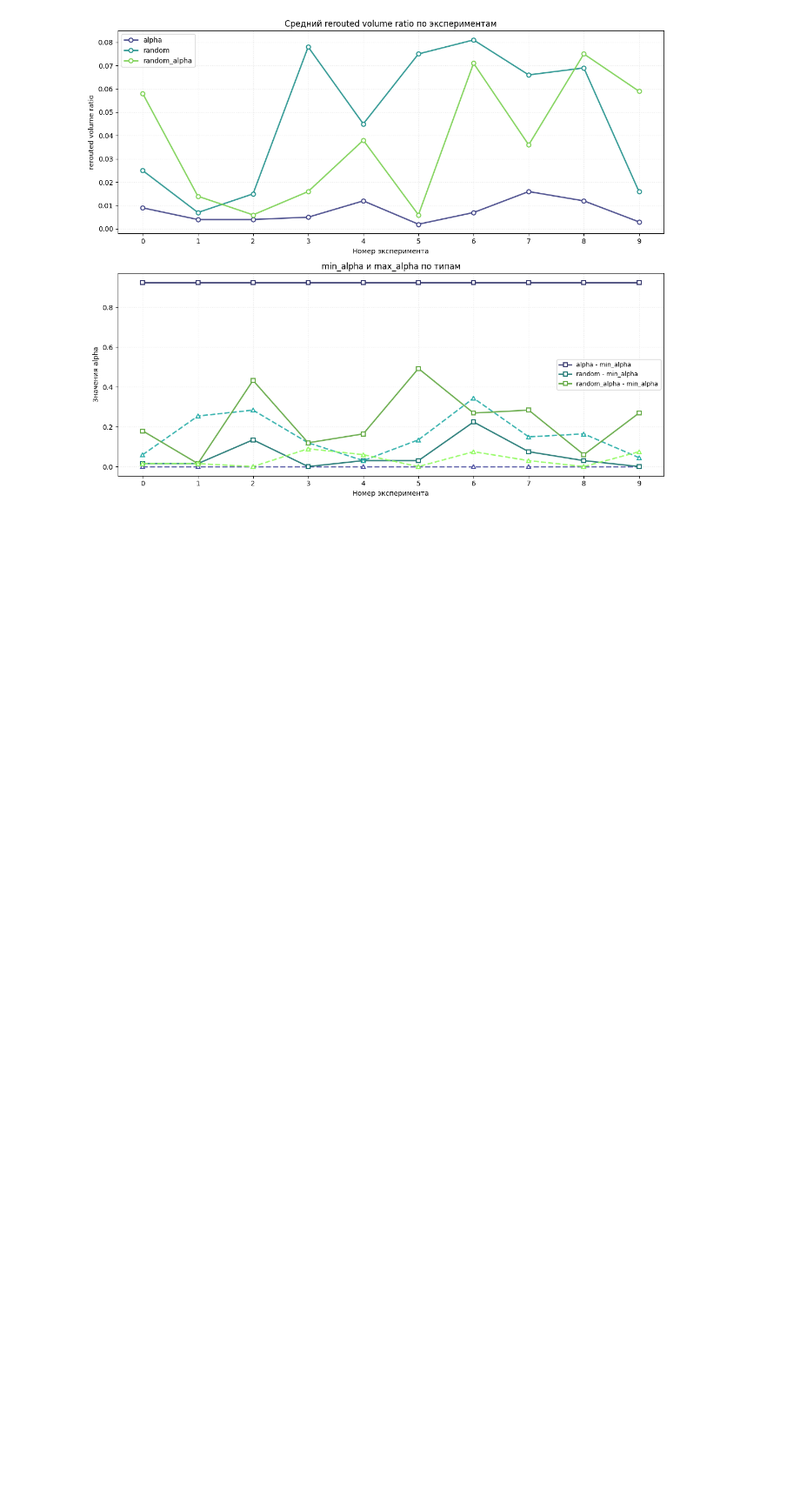
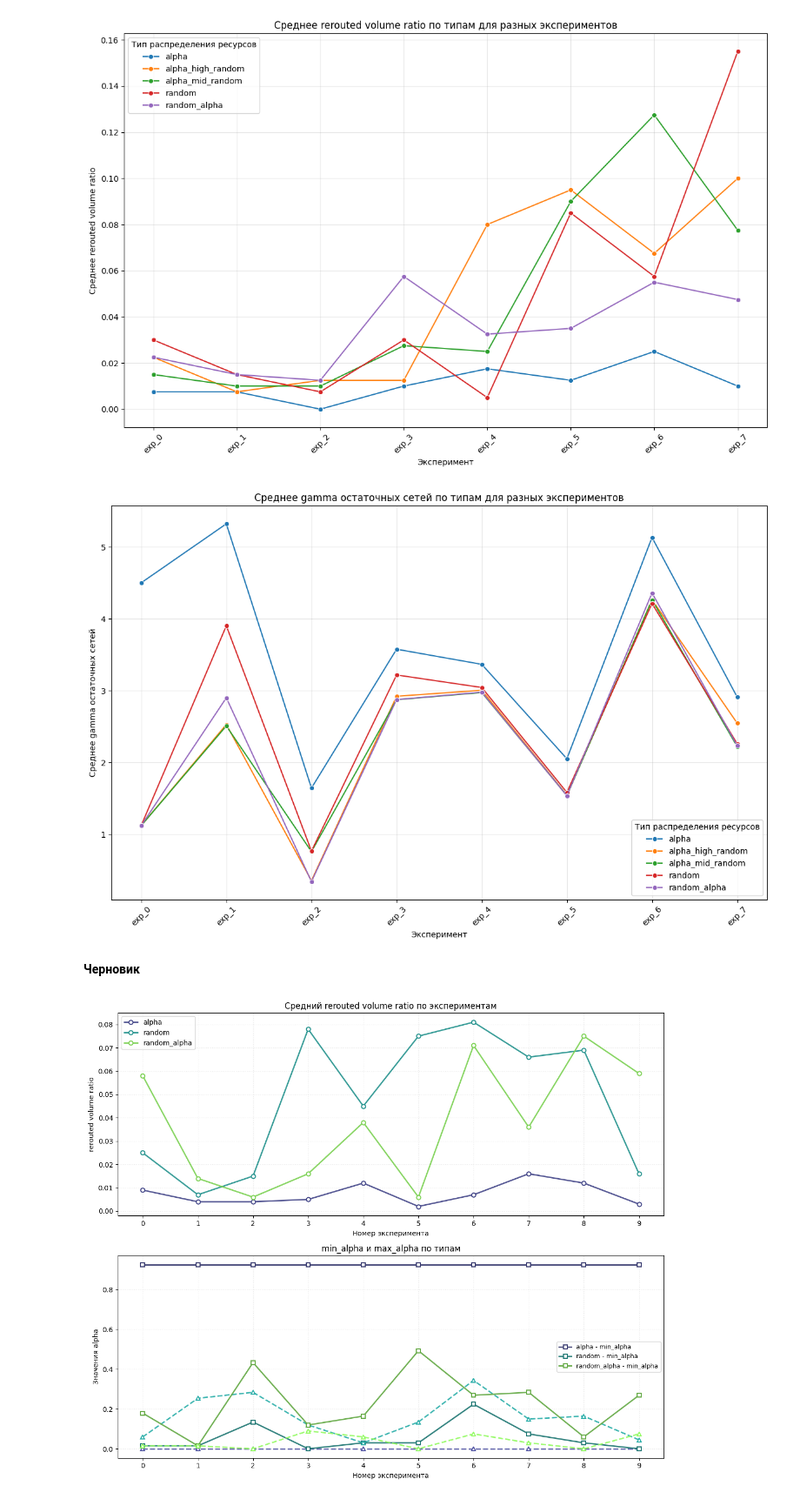
Before and after one commit to Karasiari/Graphs, a Jupyter notebook: CaseWithMean.ipynb, the cells around one changed output. Shown at 87% size. Cells and saved outputs as stored; diff of their text form; code cells hidden in the pictures; blank space fills up the shorter version.

```diff
--- a/CaseWithMean.ipynb
+++ b/CaseWithMean.ipynb
@@ -98,3 +194,12 @@ plt.show()
+# %%
+results_capacity_reduced = small_test_table_capacity_reduced(8)
+# %%
+visualise_test(results_capacity_reduced)
+# %% [output]
+[figure, added]
+[figure, added]
+# %% [markdown]
+**Черновик**
 # %%
 from graph_exps.exp import *
 import pandas as pd
```
Also changed, not shown: parts of 9 cells of this notebook.
